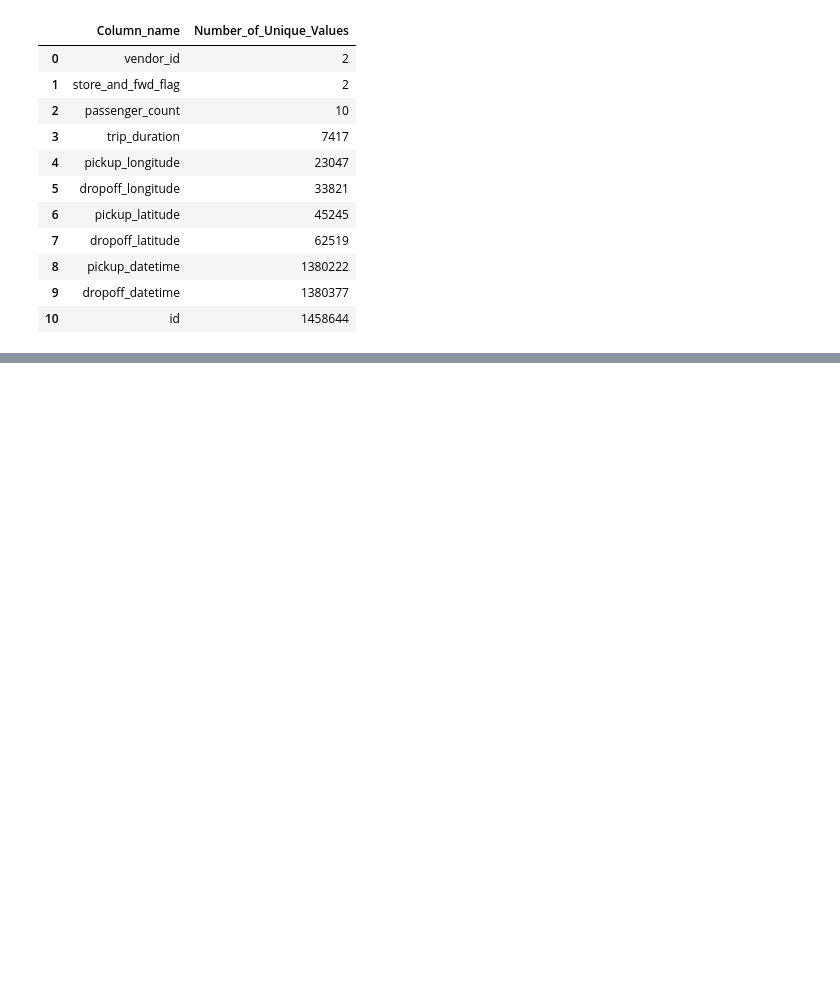
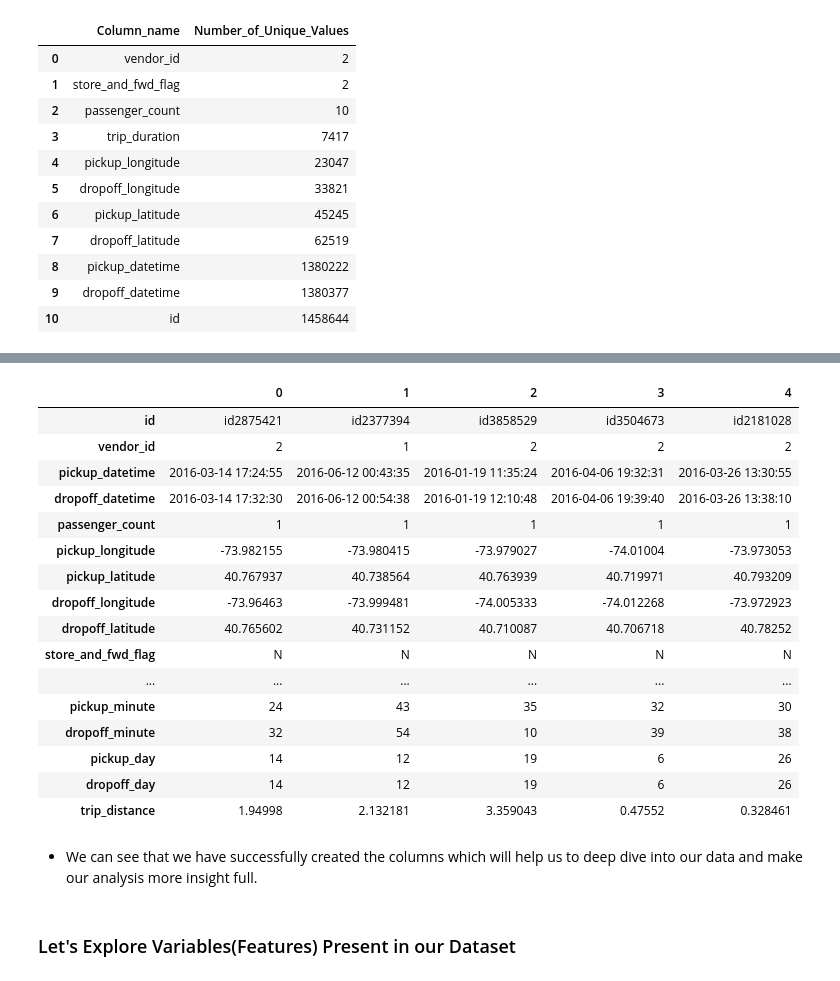
Before and after one commit to dsankush/NYC-Taxi-Trip-Time-Prediction, a Jupyter notebook: NYC_Taxi_Trip_Time_Prediction_Capstone_Project.ipynb, the cells around one changed output, grey strips where cells are left out. Drawn from its saved outputs; the diff is of its cells as text; code cells hidden in the pictures; blank space fills up the shorter version.

```diff
--- a/NYC_Taxi_Trip_Time_Prediction_Capstone_Project.ipynb
+++ b/NYC_Taxi_Trip_Time_Prediction_Capstone_Project.ipynb
@@ -284,0 +433,26 @@ unique_count_df.sort_values(by = ['Number_of_Unique_Values']).reset_index(drop =
+# %%
+# Now again checking top 5 rows from our data
+
+data.head().T
+# %% [output]
+|  | 0 | 1 | 2 | 3 | 4 |
+| id | id2875421 | id2377394 | id3858529 | id3504673 | id2181028 |
+| vendor_id | 2 | 1 | 2 | 2 | 2 |
+| pickup_datetime | 2016-03-14 17:24:55 | 2016-06-12 00:43:35 | 2016-01-19 11:35:24 | 2016-04-06 19:32:31 | 2016-03-26 13:30:55 |
+| dropoff_datetime | 2016-03-14 17:32:30 | 2016-06-12 00:54:38 | 2016-01-19 12:10:48 | 2016-04-06 19:39:40 | 2016-03-26 13:38:10 |
+| passenger_count | 1 | 1 | 1 | 1 | 1 |
+| pickup_longitude | -73.982155 | -73.980415 | -73.979027 | -74.01004 | -73.973053 |
+| pickup_latitude | 40.767937 | 40.738564 | 40.763939 | 40.719971 | 40.793209 |
+| dropoff_longitude | -73.96463 | -73.999481 | -74.005333 | -74.012268 | -73.972923 |
+| dropoff_latitude | 40.765602 | 40.731152 | 40.710087 | 40.706718 | 40.78252 |
+| store_and_fwd_flag | N | N | N | N | N |
+| ... | ... | ... | ... | ... | ... |
+| pickup_minute | 24 | 43 | 35 | 32 | 30 |
+| dropoff_minute | 32 | 54 | 10 | 39 | 38 |
+| pickup_day | 14 | 12 | 19 | 6 | 26 |
+| dropoff_day | 14 | 12 | 19 | 6 | 26 |
+| trip_distance | 1.94998 | 2.132181 | 3.359043 | 0.47552 | 0.328461 |
+# %% [markdown]
+* We can see that we have successfully created the columns which will help us to deep dive into our data and make our analysis more insight full.
+# %% [markdown]
+### Let's Explore Variables(Features) Present in our Dataset
```
Also changed, not shown: parts of 28 cells of this notebook.
